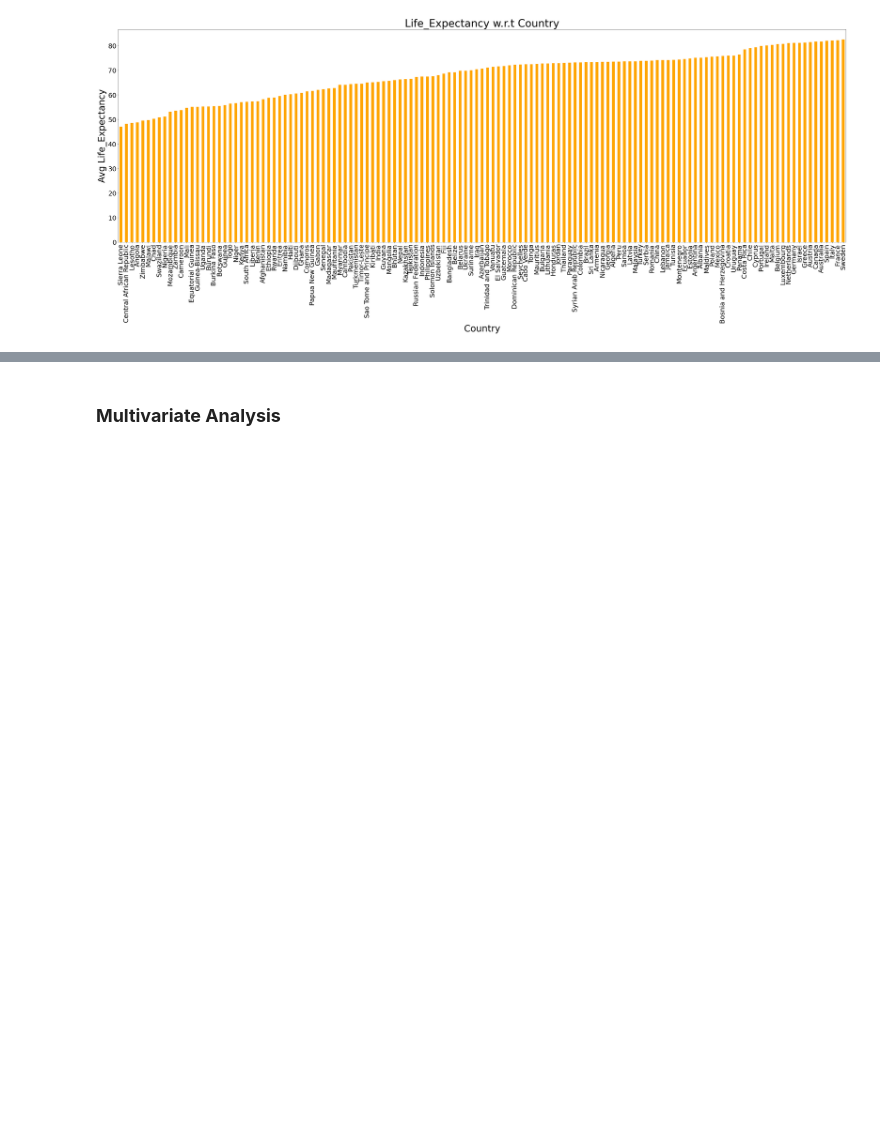
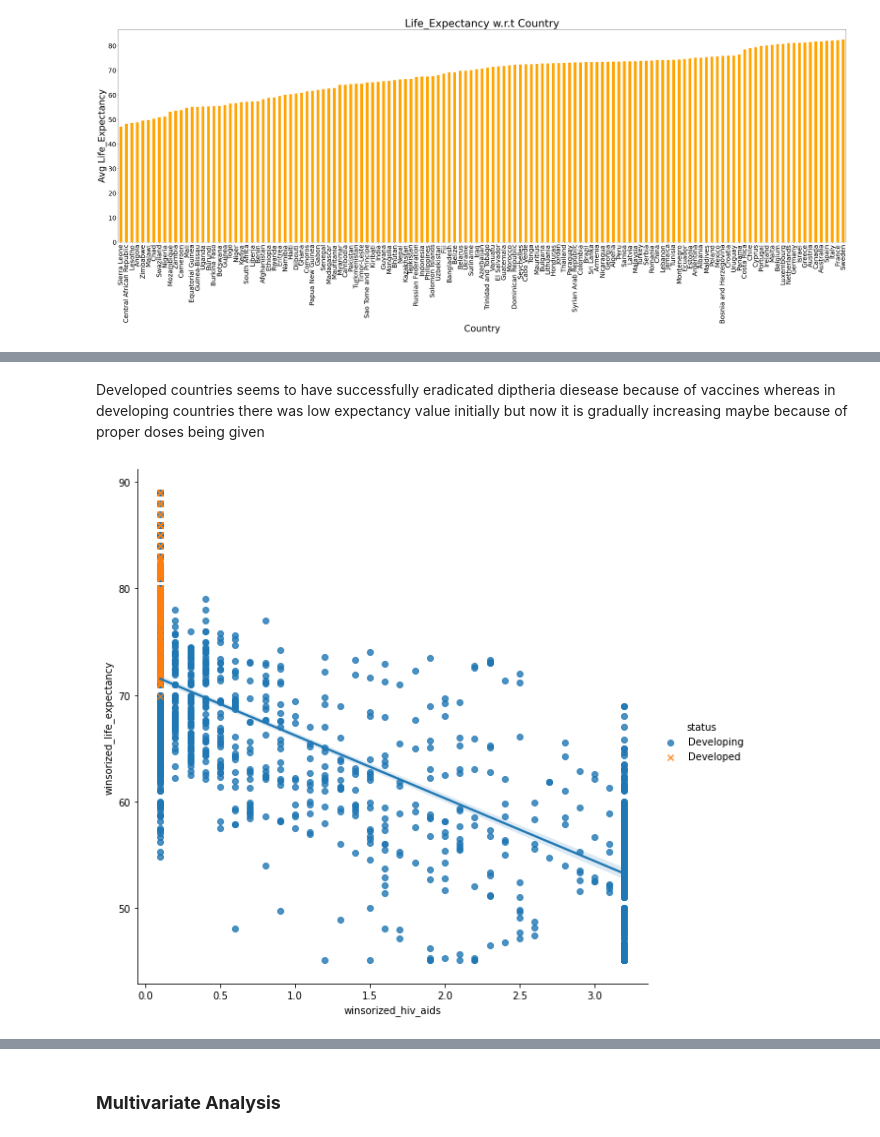
Before and after one commit to notShyam7/life-expectancy, a Jupyter notebook: LifeExpectancy.ipynb, the cells around one changed output, grey strips where cells are left out. Saved outputs shown, nothing was run; the diff lists cells and outputs as text; code cells hidden in the pictures; blank space fills up the shorter version.

```diff
--- a/LifeExpectancy.ipynb
+++ b/LifeExpectancy.ipynb
@@ -724,0 +743,6 @@ plt.show()
+# %% [markdown]
+Developed countries seems to have successfully eradicated diptheria diesease because of vaccines whereas in developing countries there was low expectancy value initially but now it is gradually increasing maybe because of proper doses being given
+# %%
+sns.pairplot(life, x_vars=["winsorized_hiv_aids"], y_vars=["winsorized_life_expectancy"], hue="status", markers=["o", "x"], height=8, kind="reg");
+# %% [output]
+[figure, added]
```
Also changed, not shown: parts of 13 cells of this notebook.
